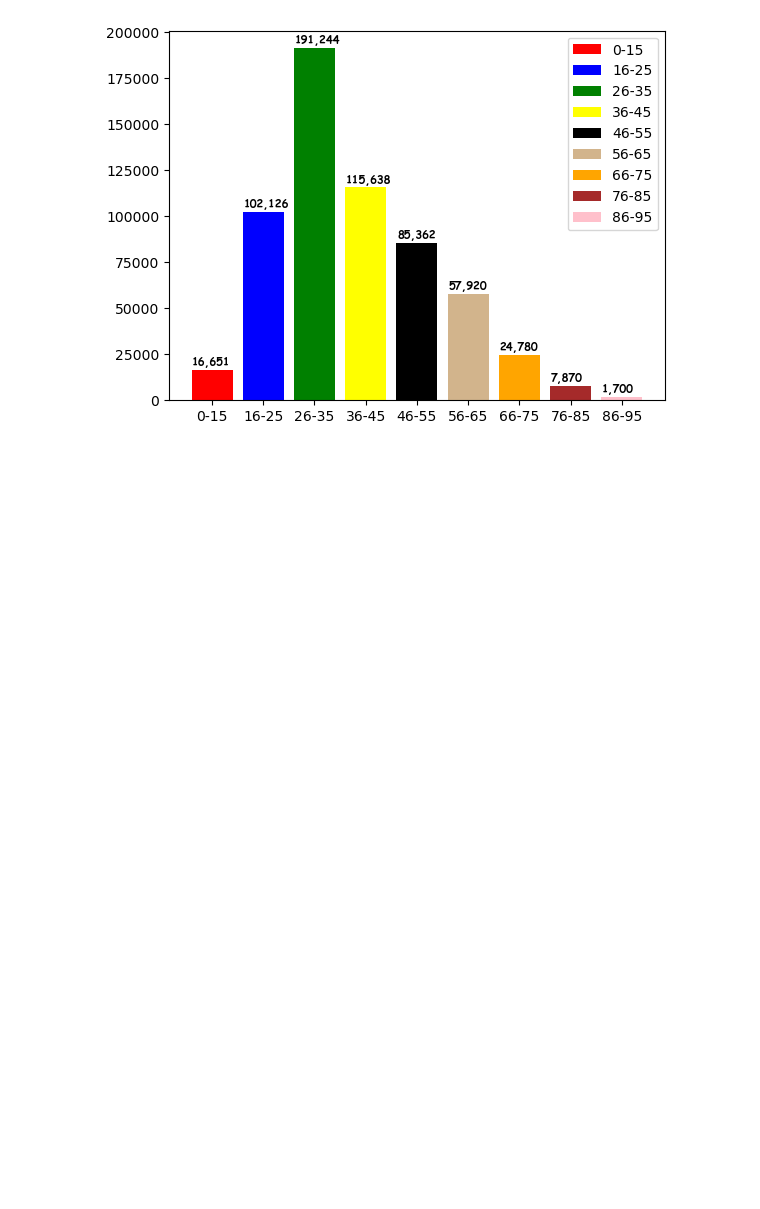
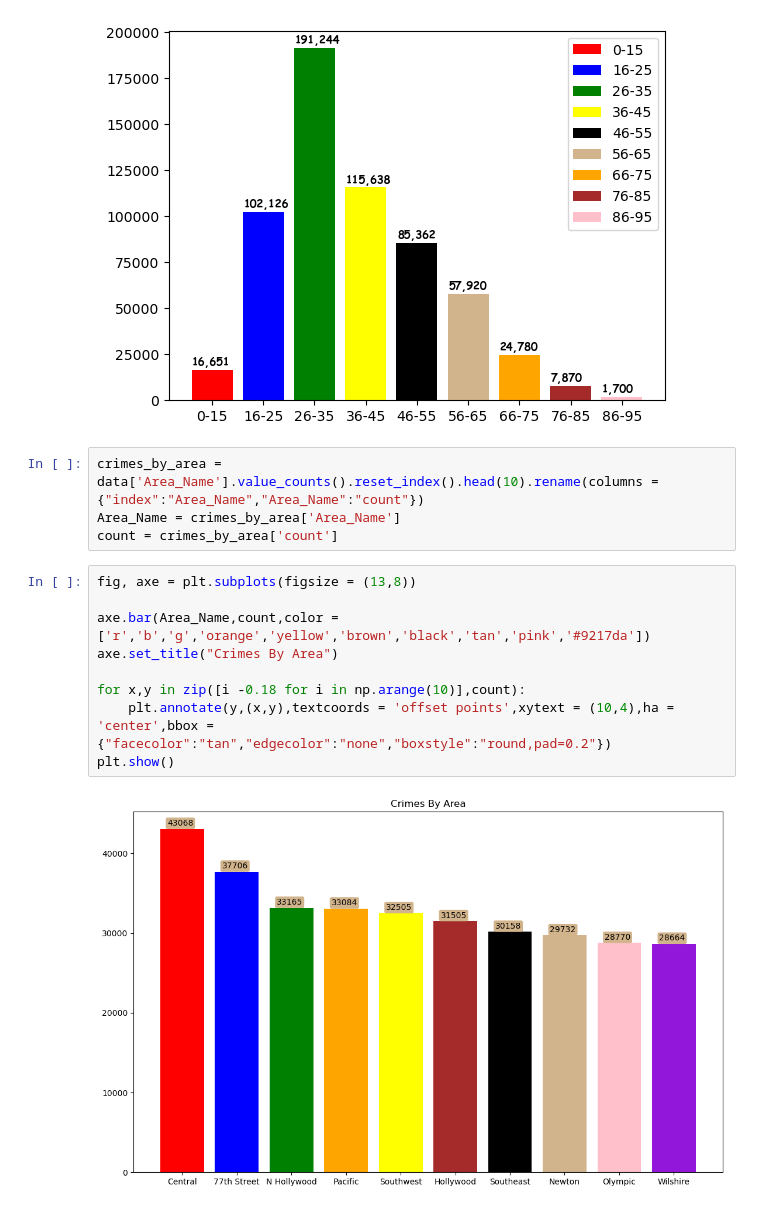
Before and after one commit to berrylewis97/Crime_Data_Analysis, a Jupyter notebook: basic_analysis.ipynb, the cells around one changed output. Saved outputs shown, nothing was run; the diff lists cells and outputs as text; blank space fills up the shorter version.

```diff
--- a/basic_analysis.ipynb
+++ b/basic_analysis.ipynb
@@ -319,3 +319,18 @@ for x,y in zip([i -0.66 for i in np.arange(0,11)],count):
 plt.show()
 # %% [output]
 [figure]
+# %%
+crimes_by_area = data['Area_Name'].value_counts().reset_index().head(10).rename(columns = {"index":"Area_Name","Area_Name":"count"})
+Area_Name = crimes_by_area['Area_Name']
+count = crimes_by_area['count']
+# %%
+fig, axe = plt.subplots(figsize = (13,8))
+
+axe.bar(Area_Name,count,color = ['r','b','g','orange','yellow','brown','black','tan','pink','#9217da'])
+axe.set_title("Crimes By Area")
+
+for x,y in zip([i -0.18 for i in np.arange(10)],count):
+    plt.annotate(y,(x,y),textcoords = 'offset points',xytext = (10,4),ha = 'center',bbox = {"facecolor":"tan","edgecolor":"none","boxstyle":"round,pad=0.2"})
+plt.show()
+# %% [output]
+[figure, added]
```
